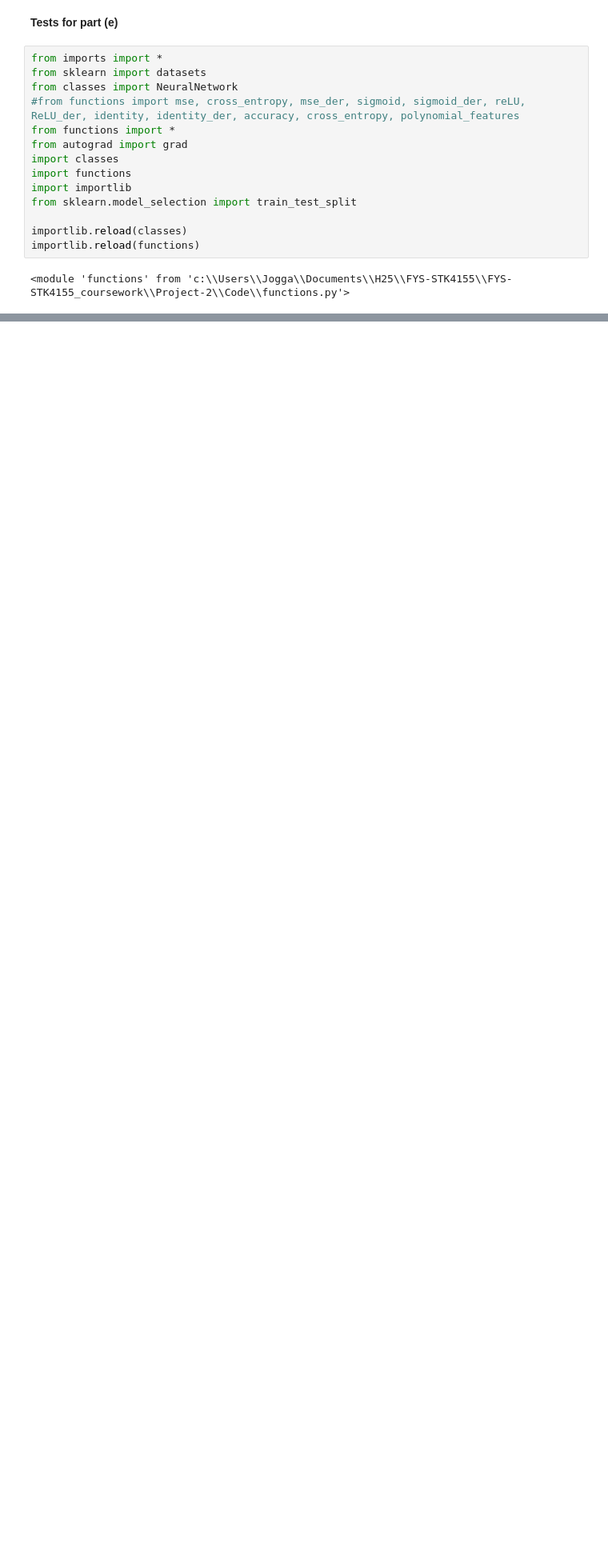
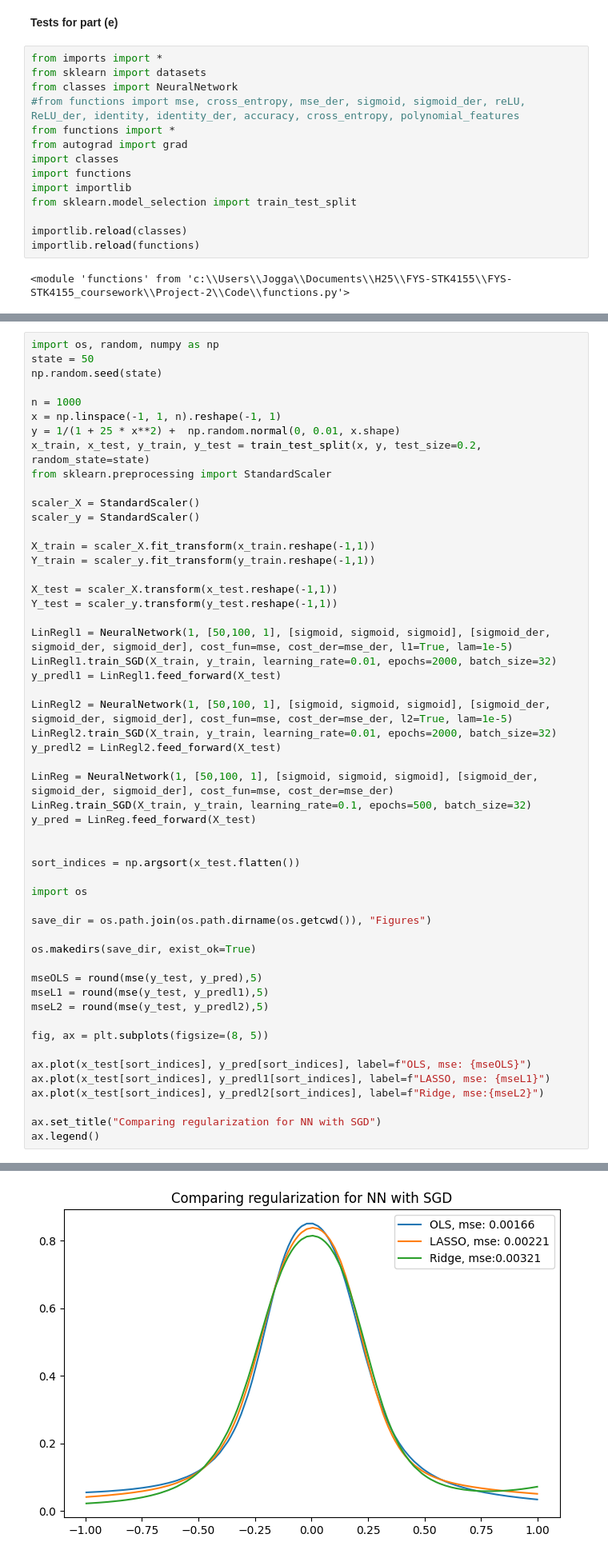
Before and after one commit to JVestly/Project-2, a Jupyter notebook: Code/tests_e.ipynb, the cells around one changed output, grey strips where cells are left out. Shown: that part at 80% size. Drawn from its saved outputs; the diff is of its cells as text; blank space fills up the shorter version.

```diff
--- a/Code/tests_e.ipynb
+++ b/Code/tests_e.ipynb
@@ -134,0 +137,54 @@ ax.legend()
+# %%
+import os, random, numpy as np
+state = 50
+np.random.seed(state)
+
+n = 1000
+x = np.linspace(-1, 1, n).reshape(-1, 1)
+y = 1/(1 + 25 * x**2) +  np.random.normal(0, 0.01, x.shape)
+x_train, x_test, y_train, y_test = train_test_split(x, y, test_size=0.2, random_state=state)
+from sklearn.preprocessing import StandardScaler
+
+scaler_X = StandardScaler()
+scaler_y = StandardScaler()
+
+X_train = scaler_X.fit_transform(x_train.reshape(-1,1))
+Y_train = scaler_y.fit_transform(y_train.reshape(-1,1))
+
+X_test = scaler_X.transform(x_test.reshape(-1,1))
+Y_test = scaler_y.transform(y_test.reshape(-1,1))
+
+LinRegl1 = NeuralNetwork(1, [50,100, 1], [sigmoid, sigmoid, sigmoid], [sigmoid_der, sigmoid_der, sigmoid_der], cost_fun=mse, cost_der=mse_der, l1=True, lam=1e-5)
+LinRegl1.train_SGD(X_train, y_train, learning_rate=0.01, epochs=2000, batch_size=32)
+y_predl1 = LinRegl1.feed_forward(X_test)
+
+LinRegl2 = NeuralNetwork(1, [50,100, 1], [sigmoid, sigmoid, sigmoid], [sigmoid_der, sigmoid_der, sigmoid_der], cost_fun=mse, cost_der=mse_der, l2=True, lam=1e-5)
+LinRegl2.train_SGD(X_train, y_train, learning_rate=0.01, epochs=2000, batch_size=32)
+y_predl2 = LinRegl2.feed_forward(X_test)
+
+LinReg = NeuralNetwork(1, [50,100, 1], [sigmoid, sigmoid, sigmoid], [sigmoid_der, sigmoid_der, sigmoid_der], cost_fun=mse, cost_der=mse_der)
+LinReg.train_SGD(X_train, y_train, learning_rate=0.1, epochs=500, batch_size=32)
+y_pred = LinReg.feed_forward(X_test)
+
+
+sort_indices = np.argsort(x_test.flatten())
+
+import os
+
+save_dir = os.path.join(os.path.dirname(os.getcwd()), "Figures")
+
+os.makedirs(save_dir, exist_ok=True)
+
+mseOLS = round(mse(y_test, y_pred),5)
+mseL1 = round(mse(y_test, y_predl1),5)
+mseL2 = round(mse(y_test, y_predl2),5)
+
+fig, ax = plt.subplots(figsize=(8, 5))
+
+ax.plot(x_test[sort_indices], y_pred[sort_indices], label=f"OLS, mse: {mseOLS}")
+ax.plot(x_test[sort_indices], y_predl1[sort_indices], label=f"LASSO, mse: {mseL1}")
+ax.plot(x_test[sort_indices], y_predl2[sort_indices], label=f"Ridge, mse:{mseL2}")
+
+ax.set_title("Comparing regularization for NN with SGD")
+ax.legend()
+# %% [output]
@@ -134,0 +192 @@ ax.legend()
+[figure, added]
```
Also changed, not shown: parts of 5 cells of this notebook, 8 other files.
